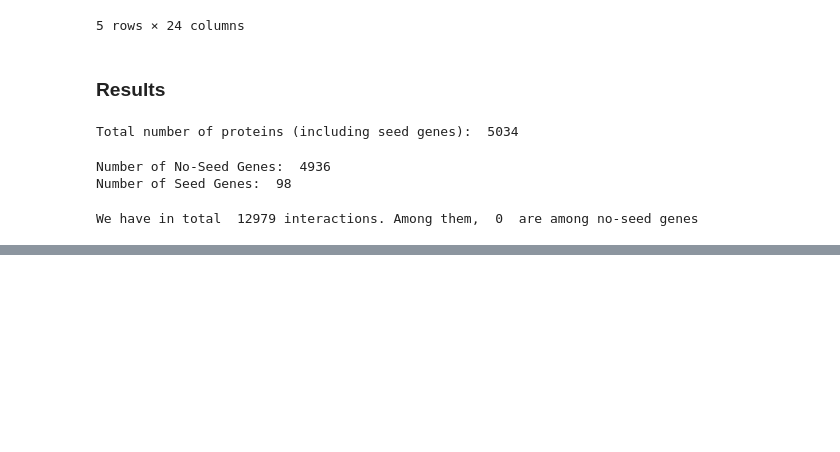
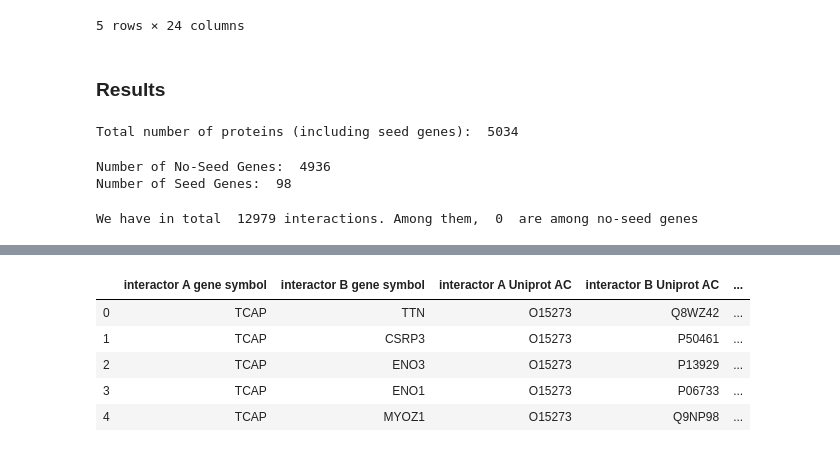
Before and after one commit to LivLilli/Network-Medicine-Dilated-Cardiomyopathy, a Jupyter notebook: project.ipynb, the cells around one changed output, grey strips where cells are left out. Cells and saved outputs as stored; diff of their text form; code cells hidden in the pictures; blank space fills up the shorter version.

```diff
--- a/project.ipynb
+++ b/project.ipynb
@@ -322,0 +340,23 @@ biogrid_interactions.to_csv('biogrid_interactions.csv')
+# %%
+# it renames the cols on the requested way
+def rename_cols(df):
+    original_cols = list(df.columns)
+    new_cols = ['interactor A gene symbol', 'interactor B gene symbol', 'interactor A Uniprot AC', 'interactor B Uniprot AC', 'database source']
+    df = df.rename(columns=dict(zip(original_cols, new_cols)))
+    return df
+# %%
+# renaming cols for iid_df
+iid_df = iid_df[['symbol1','symbol2', 'UniProt1', 'UniProt2' ]]
+source_iid = ['IID' for x in range(len(iid_df))]
+iid_df['Source'] = source_iid
+
+iid_df = rename_cols(iid_df)
+# %%
+iid_df.head()
+# %% [output]
+|  | interactor A gene symbol | interactor B gene symbol | interactor A Uniprot AC | interactor B Uniprot AC | ... |
+| 0 | TCAP | TTN | O15273 | Q8WZ42 | ... |
+| 1 | TCAP | CSRP3 | O15273 | P50461 | ... |
+| 2 | TCAP | ENO3 | O15273 | P13929 | ... |
+| 3 | TCAP | ENO1 | O15273 | P06733 | ... |
+| 4 | TCAP | MYOZ1 | O15273 | Q9NP98 | ... |
```
Also changed, not shown: parts of 21 cells of this notebook.
